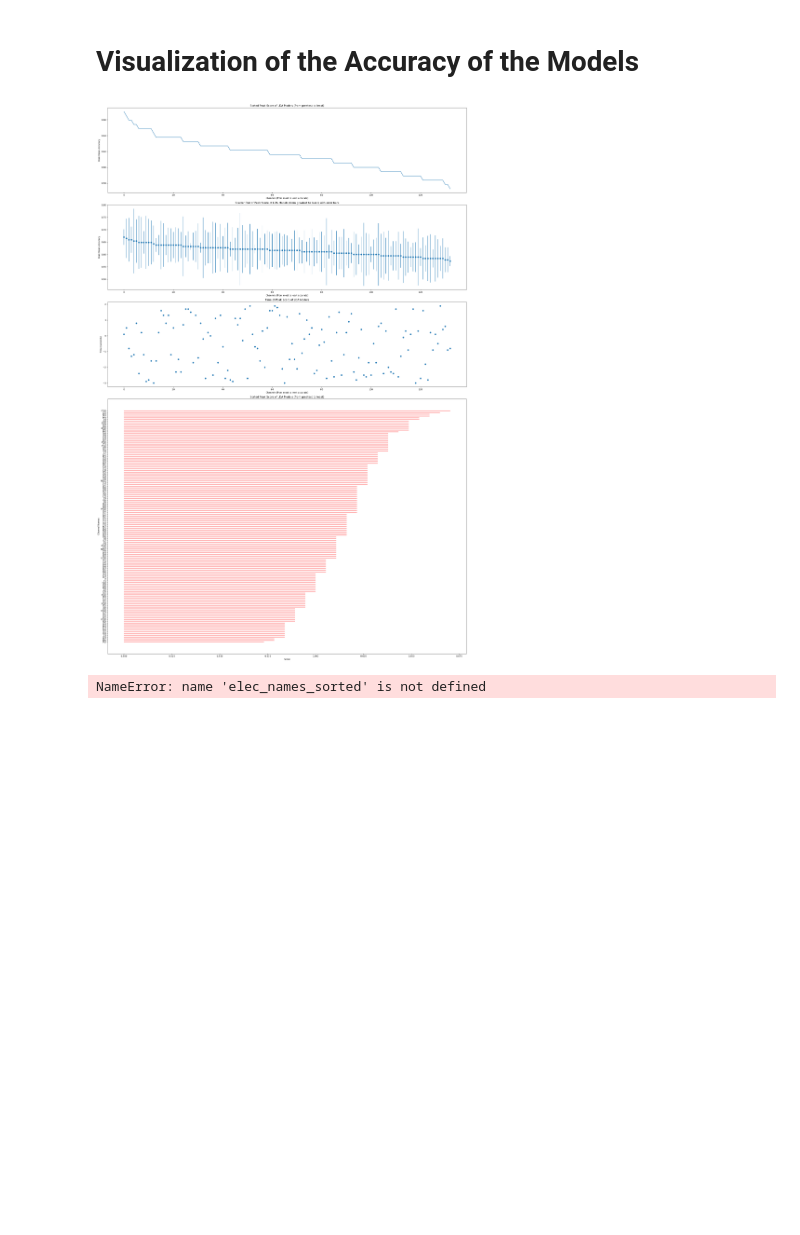
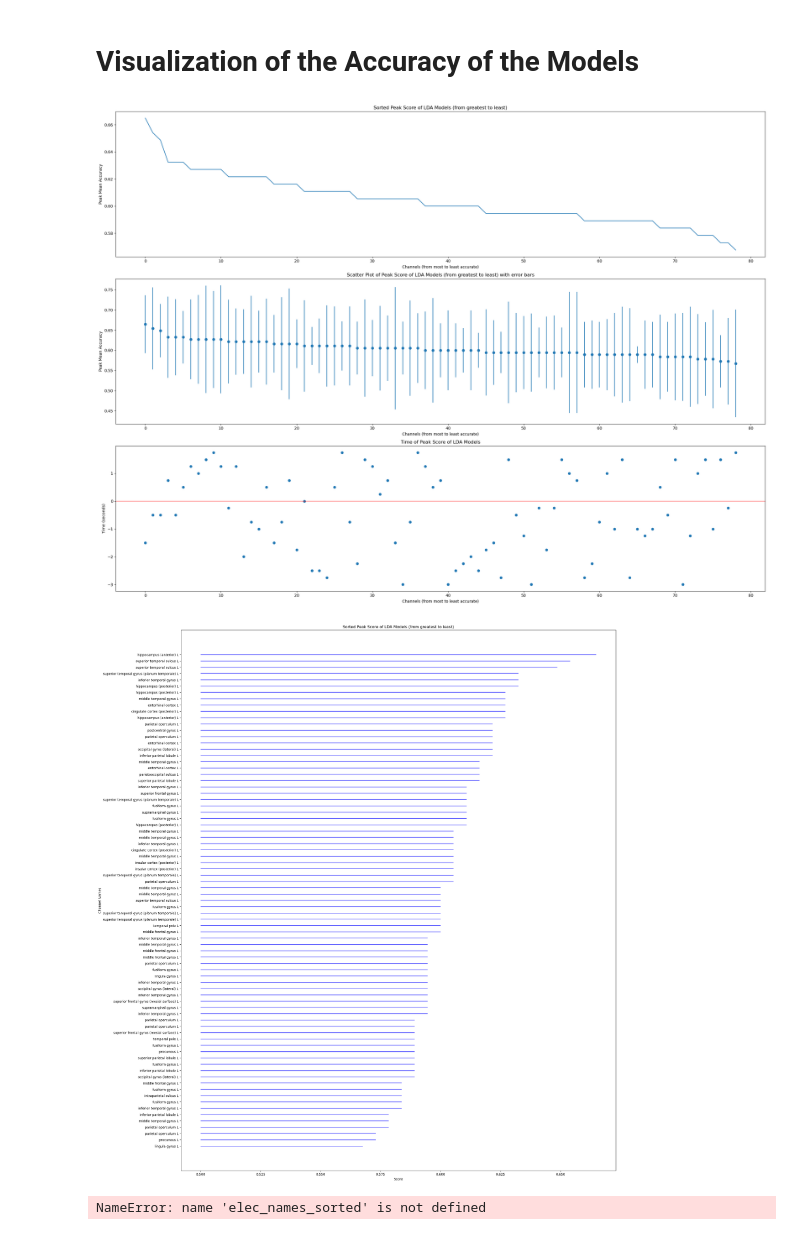
Before and after one commit to ncsl/decoding-decision-making, a Jupyter notebook: EFRI Data Analysis LDA.ipynb, the cells around one changed output. Cells and saved outputs as stored; diff of their text form; code cells hidden in the pictures; blank space fills up the shorter version.

Commit message:
include area names for horizontal line chart

```diff
--- a/EFRI Data Analysis LDA.ipynb
+++ b/EFRI Data Analysis LDA.ipynb
@@ -269,12 +269,10 @@ def sort_scores(data, metrics, elec_names, elec_areas, filter_channels):
 
     return mean_scores_max_sorted, elec_names_sorted, elec_areas_sorted
 # %%
-def plot_sorted_scores(metrics, mean_scores_max_sorted, elec_names, out_path):
+def plot_sorted_scores(metrics, mean_scores_max_sorted, elec_areas, out_path):
     num_channels = len(mean_scores_max_sorted)
 
-    fig, axs = plt.subplots(4, 1, figsize=(24,36), gridspec_kw={'height_ratios' : [1,1,1,3]})
-
-    # fig = plt.figure(figsize=(24,16))
+    fig, axs = plt.subplots(3, 1, figsize=(24,18), gridspec_kw={'height_ratios' : [1,1,1]})
 
     axs[0].set_title('Sorted Peak Score of LDA Models (from greatest to least)')
     axs[0].set_ylabel('Peak Mean Accuracy')
@@ -287,13 +285,6 @@ def plot_sorted_scores(metrics, mean_scores_max_sorted, elec_names, out_path):
     axs[1].scatter(np.arange(0,num_channels,1), mean_scores_max_sorted[:,2])
     axs[1].errorbar(np.arange(0,num_channels,1), mean_scores_max_sorted[:,2], yerr=metrics['STD Scores'][np.int_(mean_scores_max_sorted[:,0]),np.int_(mean_scores_max_sorted[:,1])], fmt="o")
 
-#     ## Change to a Horizontal bar plot
-#     axs[2].set_title('Sorted Peak Score of LDA Models (from greatest to least)')
-#     axs[2].set_ylabel('Peak Mean Accuracy')
-#     axs[2].set_xlabel('Channels (from most to least accurate)')
-#     axs[2].hlines(y=elec_names, xmin=0.5, xmax=mean_scores_max_sorted[:,2][::-1],
-#            color='red', alpha=0.6, linewidth=2)
-
     axs[2].set_title('Time of Peak Score of LDA Models')
     axs[2].set_ylabel('Time (seconds)')
     axs[2].set_xlabel('Channels (from most to least accurate)')
@@ -301,23 +292,25 @@ def plot_sorted_scores(metrics, mean_scores_max_sorted, elec_names, out_path):
     axs[2].scatter(np.arange(0, num_channels), time)
     axs[2].axhline(y = 0, color = 'red', alpha=0.5)
 
-    # plt.figure(figsize=(12,16))
-    axs[3].set_title('Sorted Peak Score of LDA Models (from greatest to least)')
-    axs[3].set_ylabel('Channel Names')
-    axs[3].set_xlabel('Score')
-    axs[3].hlines(y=elec_names[::-1], xmin=0.5, xmax=mean_scores_max_sorted[:,2][::-1],
+    plt.figure(figsize=(24,24))
+    plt.title('Sorted Peak Score of LDA Models (from greatest to least)')
+    plt.ylabel('Channel Names')
+    plt.xlabel('Score')
+    plt.hlines(y=np.arange(0,num_channels), xmin=0.5, xmax=mean_scores_max_sorted[:,2][::-1],
         color='blue', alpha=0.6, linewidth=2)
-    # axs[3].tight_layout()
+    plt.yticks(np.arange(0,num_channels), labels=elec_areas[::-1])
+    # axs[3].set_yticklabels(elec_areas[::-1])
 
     fig.tight_layout()
     fig.savefig(out_path + f'_sorted_scores')
     fig.show()
 # %%
-mean_scores_max_sorted, elec_names_sorted, elec_areas_sorted = sort_scores(data, metrics, elec_names, elec_areas, False)
+mean_scores_max_sorted, elec_names_sorted, elec_areas_sorted = sort_scores(data, metrics, elec_names, elec_areas, True)
 # %%
-plot_sorted_scores(metrics, mean_scores_max_sorted, elec_names_sorted, out_path_plots)
+plot_sorted_scores(metrics, mean_scores_max_sorted, elec_areas_sorted, out_path_plots)
 # %% [output]
-[figure, old version]
+[figure, new version]
+[figure, added]
 # %%
 ## Change to a Horizontal bar plot
 plt.figure(figsize=(10,24))
```
Also changed, not shown: parts of 3 cells of this notebook.
